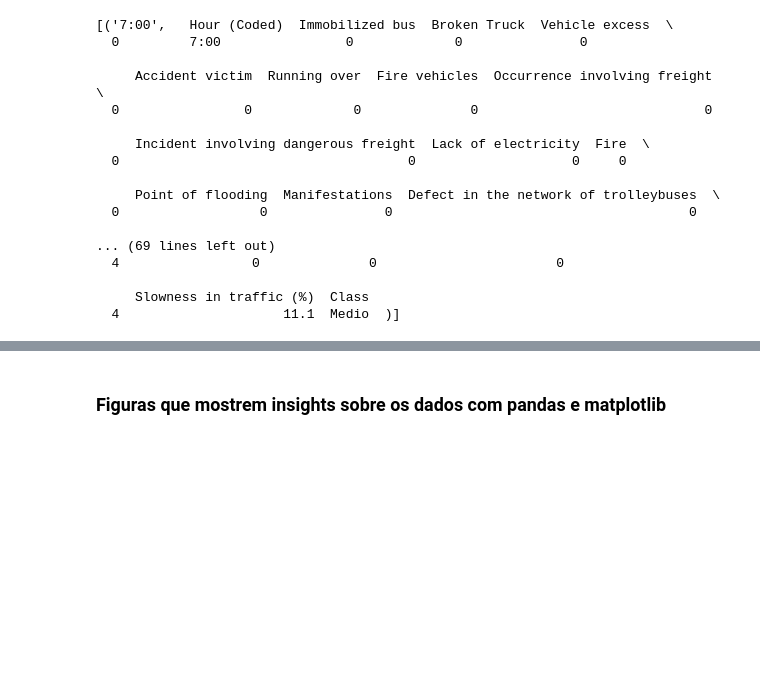
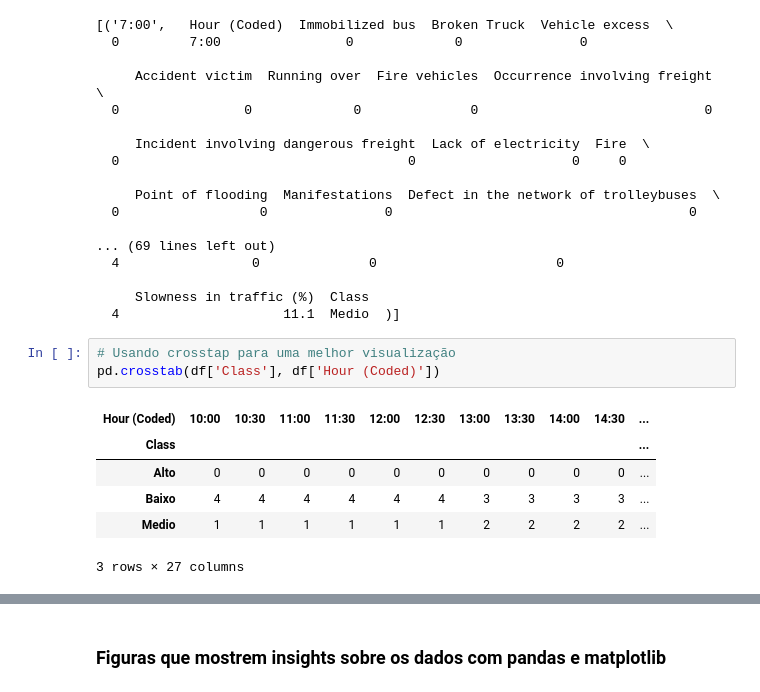
Before and after one commit to opablodantas/SP-Urban-Traffic-Prediction-Research, a Jupyter notebook: BEHAVIOR_URBAN_TRAFFIC.ipynb, the cells around one changed output, grey strips where cells are left out. Saved outputs shown, nothing was run; the diff lists cells and outputs as text; blank space fills up the shorter version.

```diff
--- a/BEHAVIOR_URBAN_TRAFFIC.ipynb
+++ b/BEHAVIOR_URBAN_TRAFFIC.ipynb
@@ -201,3 +202,13 @@ group_per_hour
 
      Slowness in traffic (%)  Class
   4                     11.1  Medio  )]
+# %%
+# Usando crosstap para uma melhor visualização
+pd.crosstab(df['Class'], df['Hour (Coded)'])
+# %% [output]
+| Hour (Coded) | 10:00 | 10:30 | 11:00 | 11:30 | 12:00 | 12:30 | 13:00 | 13:30 | 14:00 | 14:30 | ... |
+| Class |  |  |  |  |  |  |  |  |  |  | ... |
+| Alto | 0 | 0 | 0 | 0 | 0 | 0 | 0 | 0 | 0 | 0 | ... |
+| Baixo | 4 | 4 | 4 | 4 | 4 | 4 | 3 | 3 | 3 | 3 | ... |
+| Medio | 1 | 1 | 1 | 1 | 1 | 1 | 2 | 2 | 2 | 2 | ... |
+3 rows × 27 columns
```
Also changed, not shown: parts of 26 cells of this notebook.
